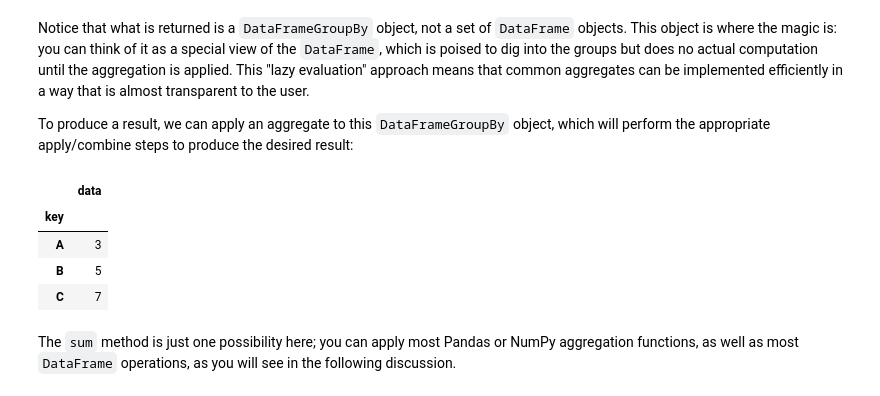
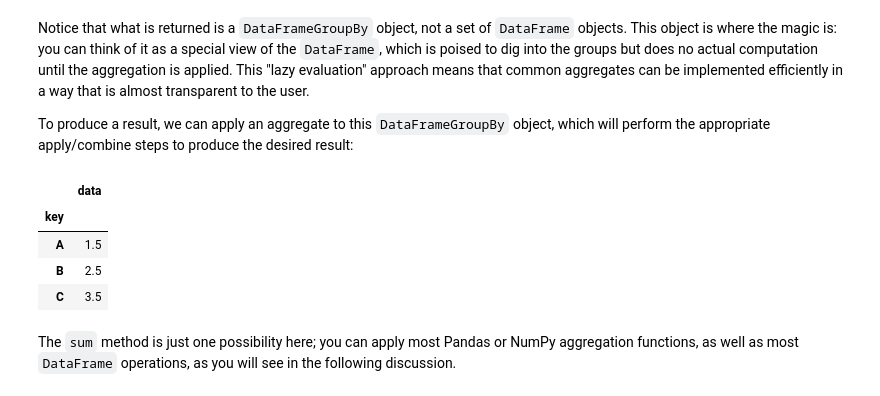
Before and after one commit to danielescobars9/FundamentosDeProgramacion, a Jupyter notebook: pandas/03_08_Aggregation_and_Grouping.ipynb, the cells around one changed output. Saved outputs shown, nothing was run; the diff lists cells and outputs as text; code cells hidden in the pictures.

```diff
--- a/pandas/03_08_Aggregation_and_Grouping.ipynb
+++ b/pandas/03_08_Aggregation_and_Grouping.ipynb
@@ -187,13 +192,13 @@ This "lazy evaluation" approach means that common aggregates can be implemented
 
 To produce a result, we can apply an aggregate to this `DataFrameGroupBy` object, which will perform the appropriate apply/combine steps to produce the desired result:
 # %%
-df.groupby('key').sum()
+df.groupby('key').mean()
 # %% [output]
 |  | data |
 | key |  |
-| A | 3 |
-| B | 5 |
-| C | 7 |
+| A | 1.5 |
+| B | 2.5 |
+| C | 3.5 |
 # %% [markdown]
 The `sum` method is just one possibility here; you can apply most Pandas or NumPy aggregation functions, as well as most `DataFrame` operations, as you will see in the following discussion.
 # %% [markdown]
```
Also changed, not shown: parts of 5 cells of this notebook, 23 other files.
